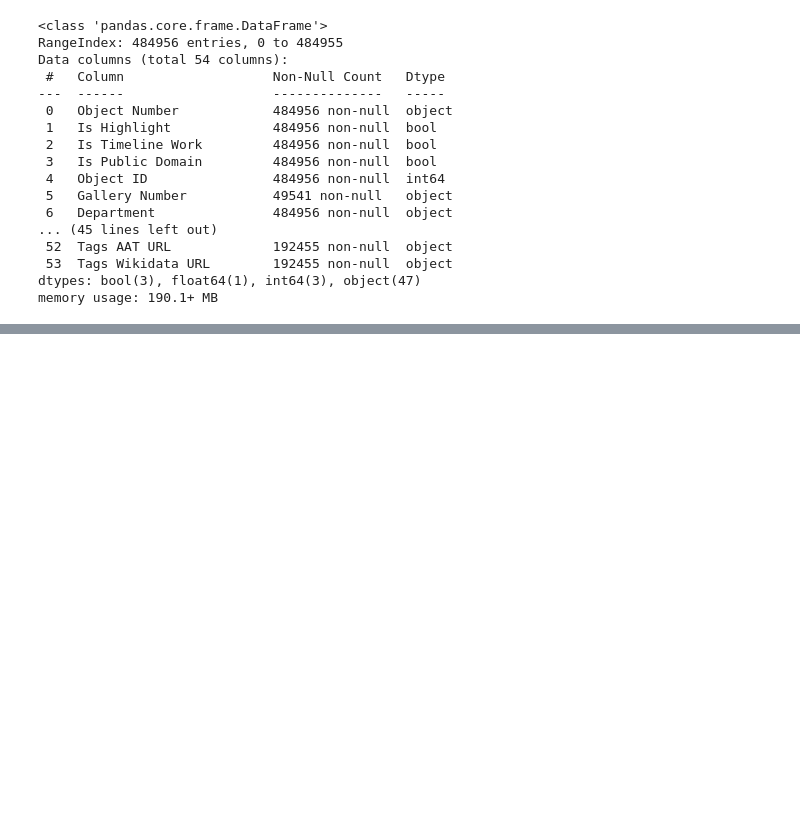
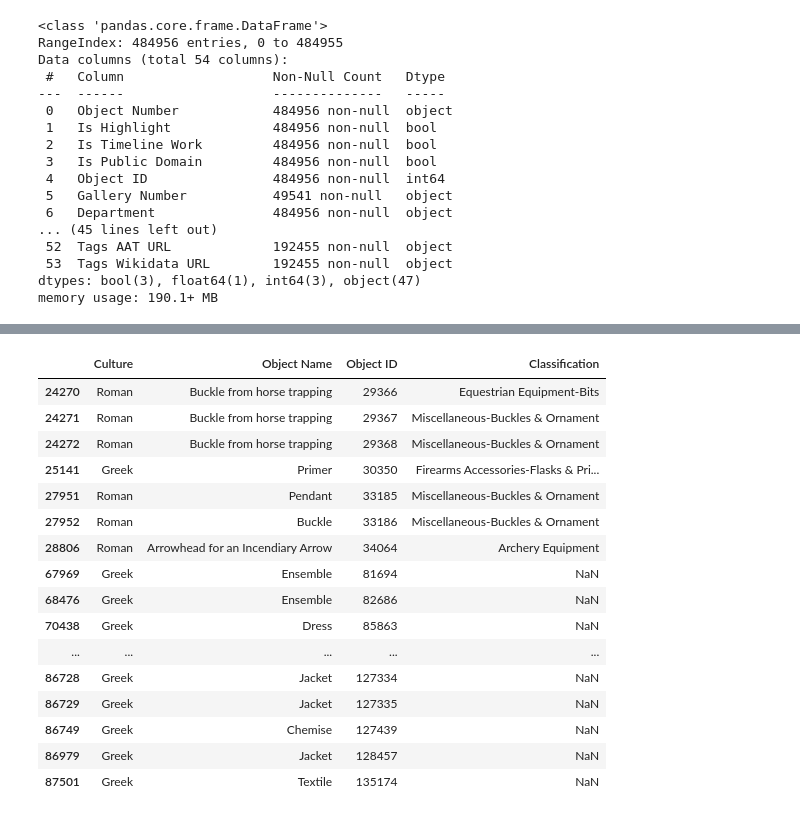
Before and after one commit to BeneWim/ACTHProject, a Jupyter notebook: MET.ipynb, the cells around one changed output, grey strips where cells are left out. Saved outputs shown, nothing was run; the diff lists cells and outputs as text; code cells hidden in the pictures; blank space fills up the shorter version.

```diff
--- a/MET.ipynb
+++ b/MET.ipynb
@@ -71 +73,21 @@ selected_df['Object Name'].value_counts(dropna=False).head(50)
 dtype: int64
+# %%
+selected_df[selected_df['Culture'].isin(['Roman', 'Greek'])].head(50)
+# %% [output]
+|  | Culture | Object Name | Object ID | Classification |
+| 24270 | Roman | Buckle from horse trapping | 29366 | Equestrian Equipment-Bits |
+| 24271 | Roman | Buckle from horse trapping | 29367 | Miscellaneous-Buckles & Ornament |
+| 24272 | Roman | Buckle from horse trapping | 29368 | Miscellaneous-Buckles & Ornament |
+| 25141 | Greek | Primer | 30350 | Firearms Accessories-Flasks & Pri... |
+| 27951 | Roman | Pendant | 33185 | Miscellaneous-Buckles & Ornament |
+| 27952 | Roman | Buckle | 33186 | Miscellaneous-Buckles & Ornament |
+| 28806 | Roman | Arrowhead for an Incendiary Arrow | 34064 | Archery Equipment |
+| 67969 | Greek | Ensemble | 81694 | NaN |
+| 68476 | Greek | Ensemble | 82686 | NaN |
+| 70438 | Greek | Dress | 85863 | NaN |
+| ... | ... | ... | ... | ... |
+| 86728 | Greek | Jacket | 127334 | NaN |
+| 86729 | Greek | Jacket | 127335 | NaN |
+| 86749 | Greek | Chemise | 127439 | NaN |
+| 86979 | Greek | Jacket | 128457 | NaN |
+| 87501 | Greek | Textile | 135174 | NaN |
```
Also changed, not shown: parts of 3 cells of this notebook.
